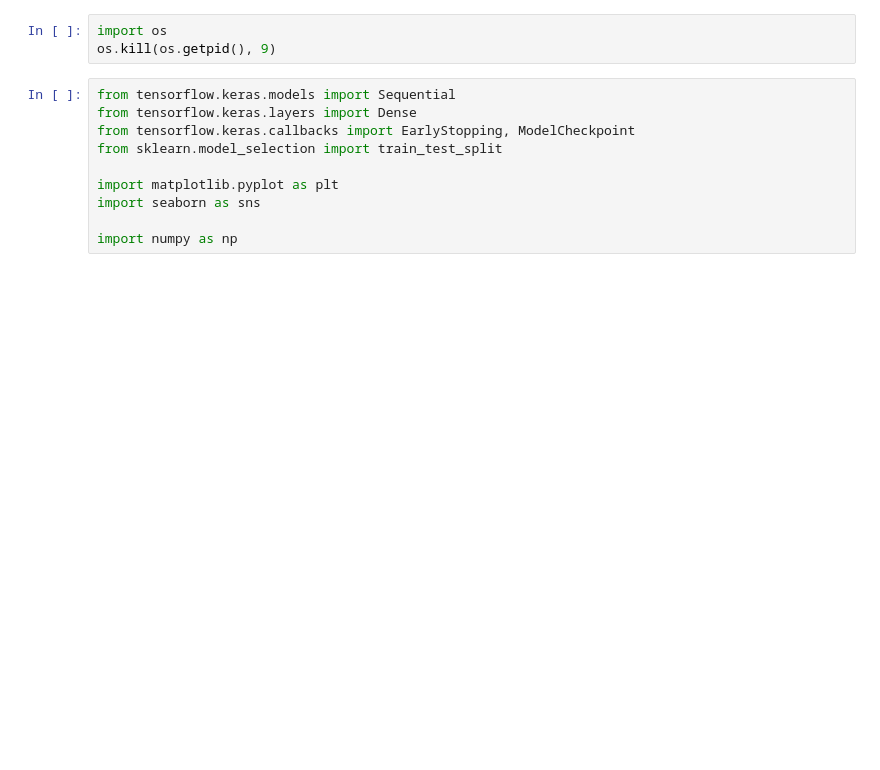
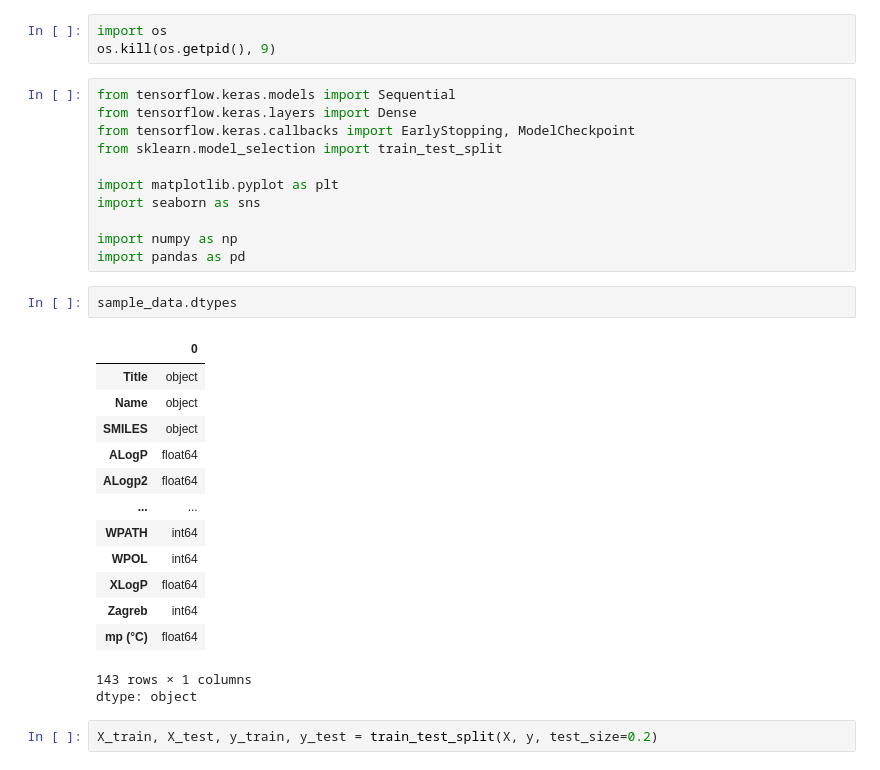
Before and after one commit to junsookim76/Ewha_2025, a Jupyter notebook: 6_MP_QSPR.ipynb, the cells around one changed output. Saved outputs shown, nothing was run; the diff lists cells and outputs as text; blank space fills up the shorter version.

```diff
--- a/6_MP_QSPR.ipynb
+++ b/6_MP_QSPR.ipynb
@@ -124,3 +120,23 @@ import matplotlib.pyplot as plt
 import seaborn as sns
 
 import numpy as np
+import pandas as pd
+# %%
+sample_data.dtypes
+# %% [output]
+|  | 0 |
+| Title | object |
+| Name | object |
+| SMILES | object |
+| ALogP | float64 |
+| ALogp2 | float64 |
+| ... | ... |
+| WPATH | int64 |
+| WPOL | int64 |
+| XLogP | float64 |
+| Zagreb | int64 |
+| mp (°C) | float64 |
+143 rows × 1 columns
+dtype: object
+# %%
+X_train, X_test, y_train, y_test = train_test_split(X, y, test_size=0.2)
```
Also changed, not shown: parts of 8 cells of this notebook.
